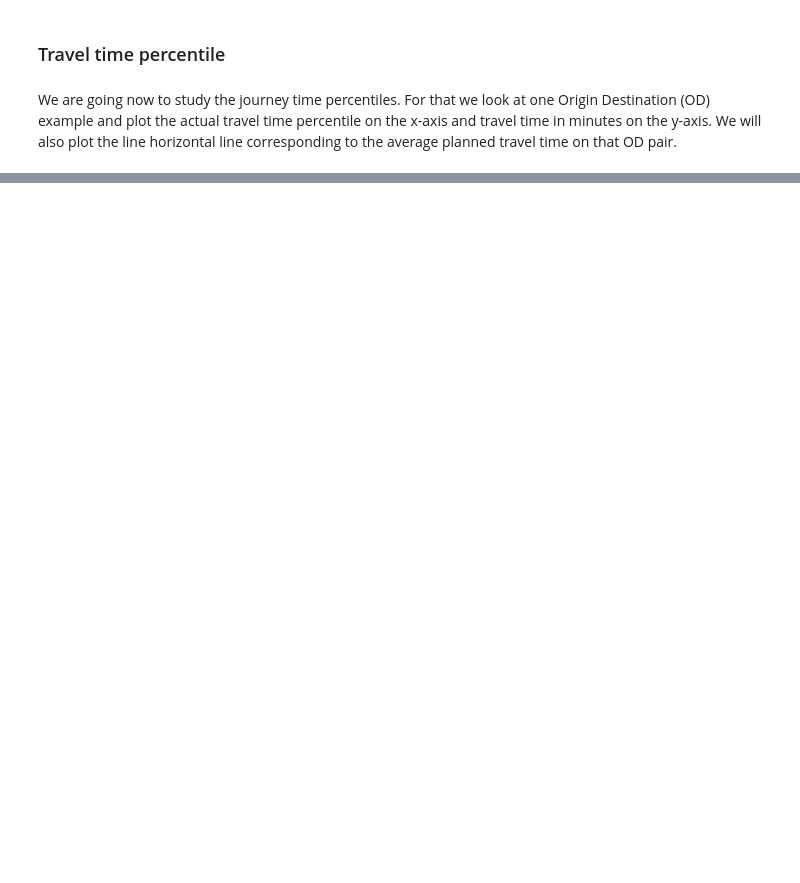
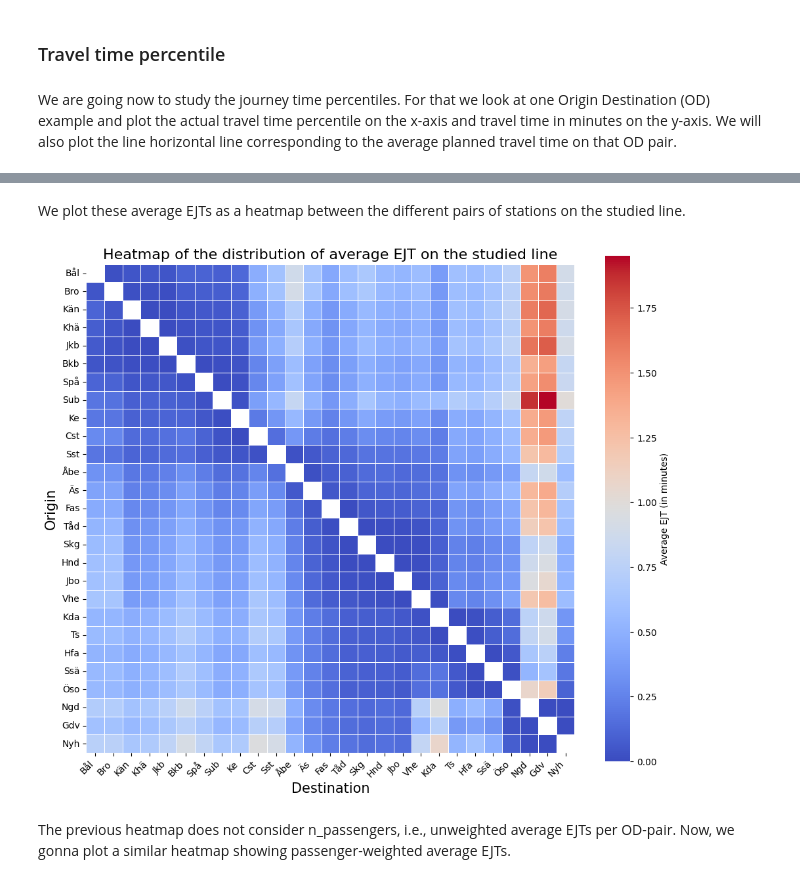
Before and after one commit to abdeaitali/k2-respunkt, a Jupyter notebook: vizualisation/viz_main_off_peak.ipynb, the cells around one changed output, grey strips where cells are left out. Drawn from its saved outputs; the diff is of its cells as text; code cells hidden in the pictures; blank space fills up the shorter version.

```diff
--- a/vizualisation/viz_main_off_peak.ipynb
+++ b/vizualisation/viz_main_off_peak.ipynb
@@ -346,0 +413,33 @@ plt.show()
+# %% [markdown]
+We plot these average EJTs as a heatmap between the different pairs of stations on the studied line.
+# %%
+import pandas as pd
+import seaborn as sns
+import matplotlib.pyplot as plt
+import numpy as np
+
+# Assuming od_ejt_summary is already calculated
+
+# List of stations from south to north
+stations_south_to_north = ['Bål', 'Bro', 'Kän', 'Khä', 'Jkb', 'Bkb', 'Spå', 'Sub', 'Ke', 'Cst', 'Sst', 'Åbe', 'Äs',
+                           'Fas', 'Tåd', 'Skg', 'Hnd', 'Jbo', 'Vhe', 'Kda', 'Ts', 'Hfa', 'Ssä', 'Öso', 'Ngd', 'Gdv', 'Nyh']
+
+# Pivot table to create a matrix of average EJT with stations as rows and columns
+heatmap_data = od_ejt_summary.pivot_table(index='Fran_platssignatur', columns='Till_platssignatur', values='average_ejt')
+
+# Ensure the matrix includes all stations (even if some OD pairs have no data)
+heatmap_data = heatmap_data.reindex(index=stations_south_to_north, columns=stations_south_to_north)
+
+# Plot the heatmap
+plt.figure(figsize=(12, 10))
+sns.heatmap(heatmap_data, cmap='coolwarm', annot=False, fmt=".1f", linewidths=.5, square=True, cbar_kws={'label': 'Average EJT (in minutes)'})
+plt.title('Heatmap of the distribution of average EJT on the studied line', fontsize=16)
+plt.xlabel('Destination', fontsize=15)
+plt.ylabel('Origin', fontsize=15)
+plt.xticks(rotation=45, ha='right')
+plt.yticks(rotation=0)
+plt.show()
+# %% [output]
+[figure, added]
+# %% [markdown]
+The previous heatmap does not consider n_passengers, i.e., unweighted average EJTs per OD-pair. Now, we gonna plot a similar heatmap showing passenger-weighted average EJTs.
```
Also changed, not shown: parts of 27 cells of this notebook, 7 other files.
